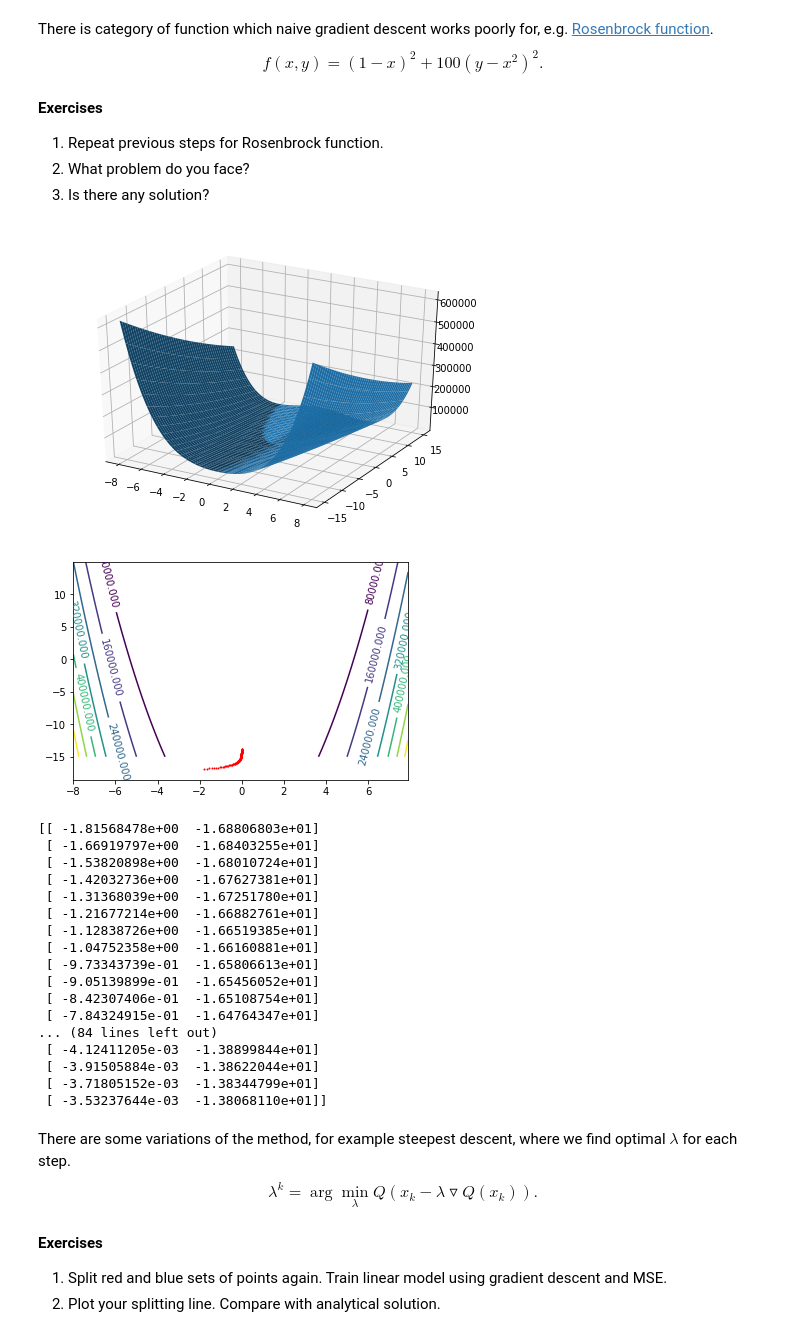
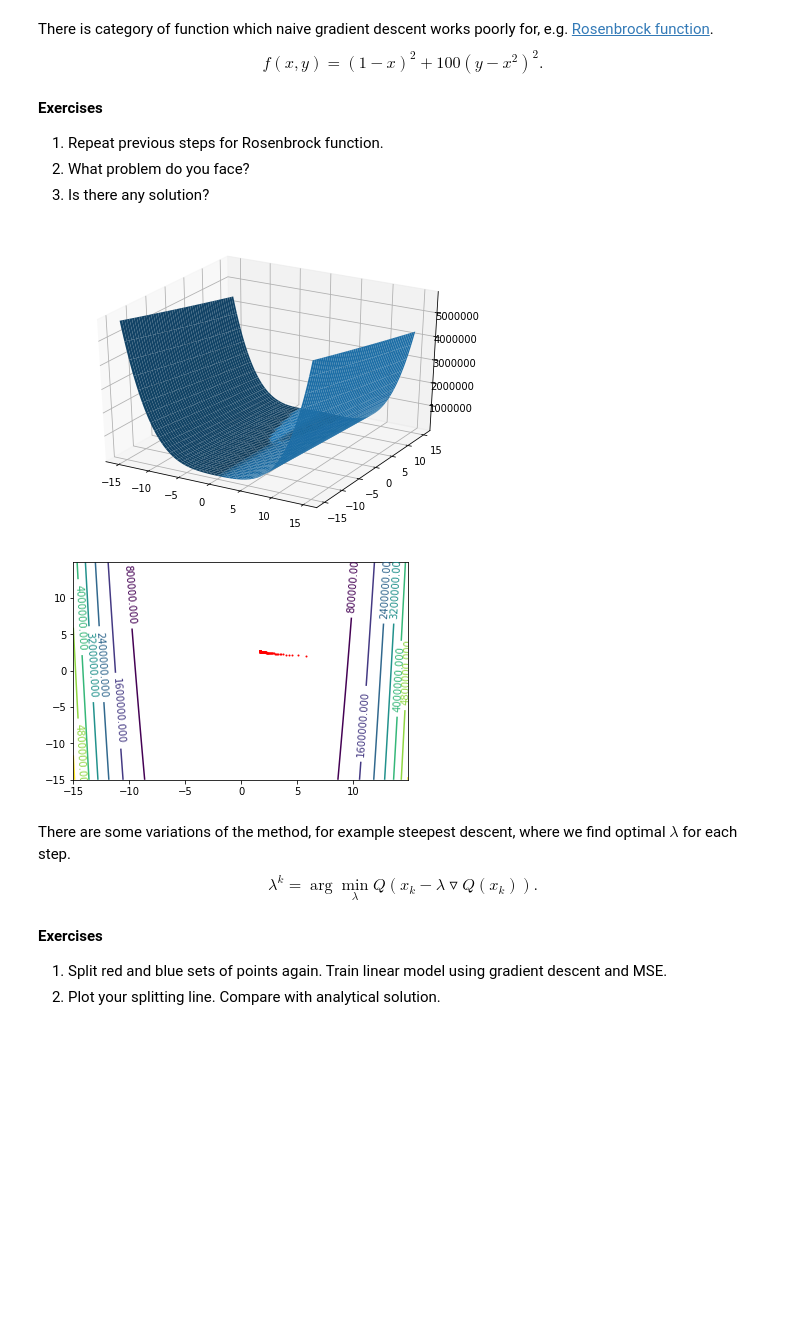
Before and after one commit to RakitinDen/Renju, a Jupyter notebook: labs/lab-1.ipynb, the cells around one changed output. Cells and saved outputs as stored; diff of their text form; code cells hidden in the pictures; blank space fills up the shorter version.

```diff
--- a/labs/lab-1.ipynb
+++ b/labs/lab-1.ipynb
@@ -416,12 +441,7 @@ def contour_with_trace(segment_x, segment_y, func, x_points, y_points):
     pylab.show()
 # %%
 point = np.array([np.random.rand() * 40 - 15, np.random.rand() * 40 - 15])
-lmbda = 0.2
-descent_steps = np.empty((20, 2))
-descent_steps[0] = point
-for i in range(20):
-    point = descent_step(point, q_derivative_x, q_derivative_y, lmbda)
-    descent_steps[i] = point
+point, points, values = gradient_descent(quadr_function, np.array([q_derivative_x, q_derivative_y]), point, 0.2)
 # %%
 segment_x = np.arange(-15, 25, 0.1)
 segment_y = np.arange(-15, 25, 0.1)
@@ -440,51 +460,28 @@ $$f(x, y) = (1-x)^2 + 100(y-x^2)^2.$$
 2. What problem do you face?
 3. Is there any solution?
 # %%
-def rosenbrock_func(points_x, points_y):
-    return (1 - points_x) ** 2 + 100 * (points_y - points_x ** 2) ** 2
+def rosenbrock_func(point):
+    return (1 - point[0]) ** 2 + 100 * (point[1] - point[0] ** 2) ** 2
 
 
-def rosenbrock_derx(points_x, points_y):
-    return 2 - 2 * points_x - 400 * points_x * (points_y - points_x ** 2)
+def rosenbrock_derx(point):
+    return 2 - 2 * point[0] - 400 * point[0] * (point[1] - point[0] ** 2)
 
 
-def rosenbrock_dery(points_x, points_y):
-    return 200 * (points_y - points_x ** 2)
+def rosenbrock_dery(point):
+    return 200 * (point[1] - point[0] ** 2)
 # %%
 point = np.array([np.random.rand() * 40 - 20, np.random.rand() * 40 - 20])
-lmbda = 0.00001
-descent_steps = np.empty((100, 2))
-descent_steps[0] = point
-for i in range(100):
-    point = descent_step(point, rosenbrock_derx, rosenbrock_dery, lmbda)
-    descent_steps[i] = point
+point, points, values = gradient_descent(rosenbrock_func, np.array([rosenbrock_derx, rosenbrock_dery]), point, 0.00001)
 # %%
-segment_x = np.arange(-8, 8, 0.1)
+segment_x = np.arange(-15, 15, 0.1)
 segment_y = np.arange(-15, 15, 0.1)
 
 threedim_graph(segment_x, segment_y, rosenbrock_func)
-contour_with_trace(segment_x, segment_y, rosenbrock_func, descent_steps[:, 0], descent_steps[:, 1])
-print(descent_steps)
+contour_with_trace(segment_x, segment_y, rosenbrock_func, points)
 # %% [output]
-[figure, old version]
+[figure, new version]
-[figure, old version]
+[figure, new version]
-[[ -1.81568478e+00  -1.68806803e+01]
- [ -1.66919797e+00  -1.68403255e+01]
- [ -1.53820898e+00  -1.68010724e+01]
- [ -1.42032736e+00  -1.67627381e+01]
- [ -1.31368039e+00  -1.67251780e+01]
- [ -1.21677214e+00  -1.66882761e+01]
- [ -1.12838726e+00  -1.66519385e+01]
- [ -1.04752358e+00  -1.66160881e+01]
- [ -9.73343739e-01  -1.65806613e+01]
- [ -9.05139899e-01  -1.65456052e+01]
- [ -8.42307406e-01  -1.65108754e+01]
- [ -7.84324915e-01  -1.64764347e+01]
-... (84 lines left out)
- [ -4.12411205e-03  -1.38899844e+01]
- [ -3.91505884e-03  -1.38622044e+01]
- [ -3.71805152e-03  -1.38344799e+01]
- [ -3.53237644e-03  -1.38068110e+01]]
 # %% [markdown]
 
 There are some variations of the method, for example steepest descent, where we find optimal $\lambda$ for each step.
```
Also changed, not shown: parts of 22 cells of this notebook.
